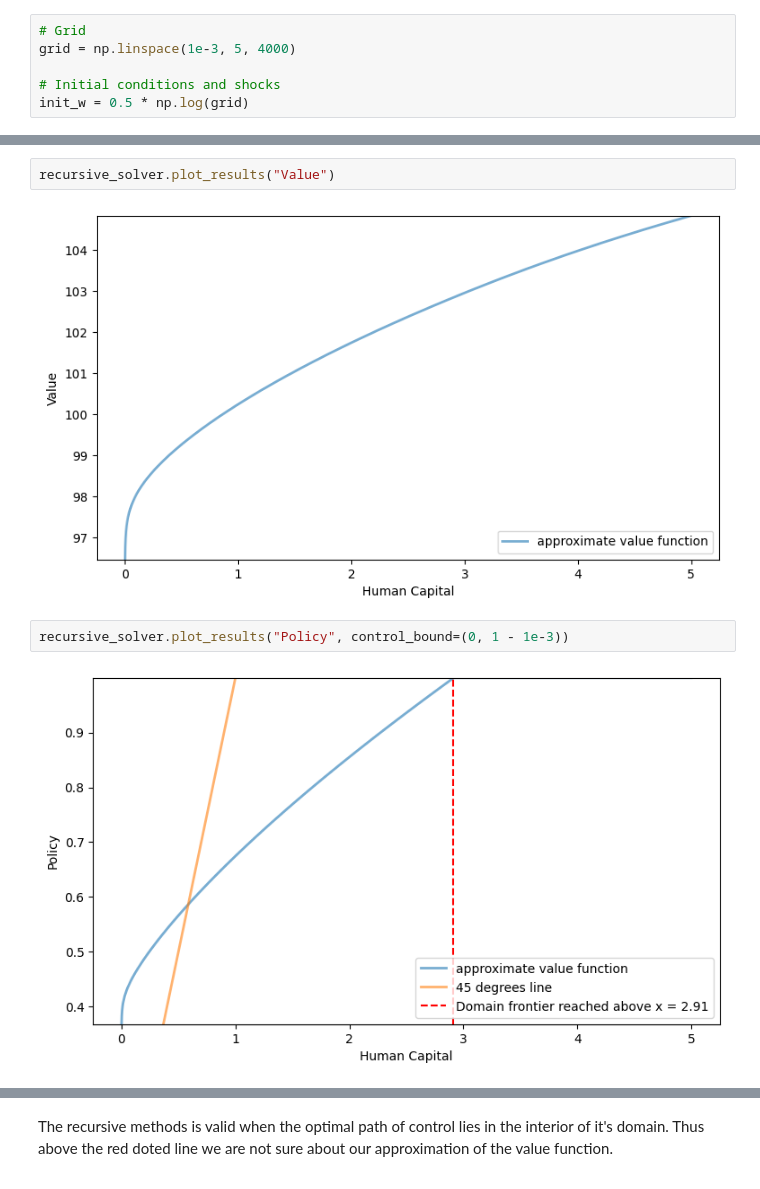
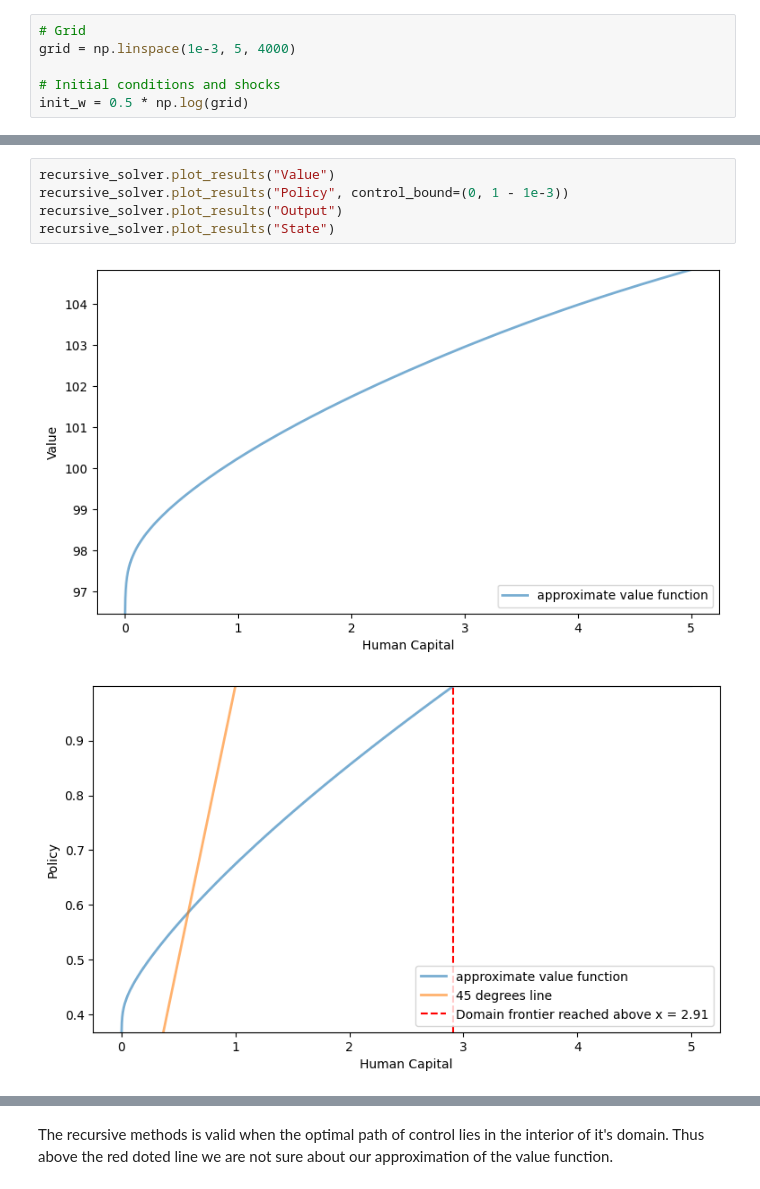
Before and after one commit to Maxclt/dynamic_programming, a Jupyter notebook: notebooks/advanced_programming_project.ipynb, the cells around one changed output, grey strips where cells are left out. Saved outputs shown, nothing was run; the diff lists cells and outputs as text.

```diff
--- a/notebooks/advanced_programming_project.ipynb
+++ b/notebooks/advanced_programming_project.ipynb
@@ -39,8 +37,8 @@ KeyboardInterrupt:
-# %%
-recursive_solver.plot_results("Value")
-# %% [output]
-[figure, removed]
 # %%
+recursive_solver.plot_results("Value")
 recursive_solver.plot_results("Policy", control_bound=(0, 1 - 1e-3))
+recursive_solver.plot_results("Output")
+recursive_solver.plot_results("State")
 # %% [output]
-[figure, old version]
+[figure, new version]
+[figure, added]
```
Also changed, not shown: parts of 21 cells of this notebook, 5 other files.
